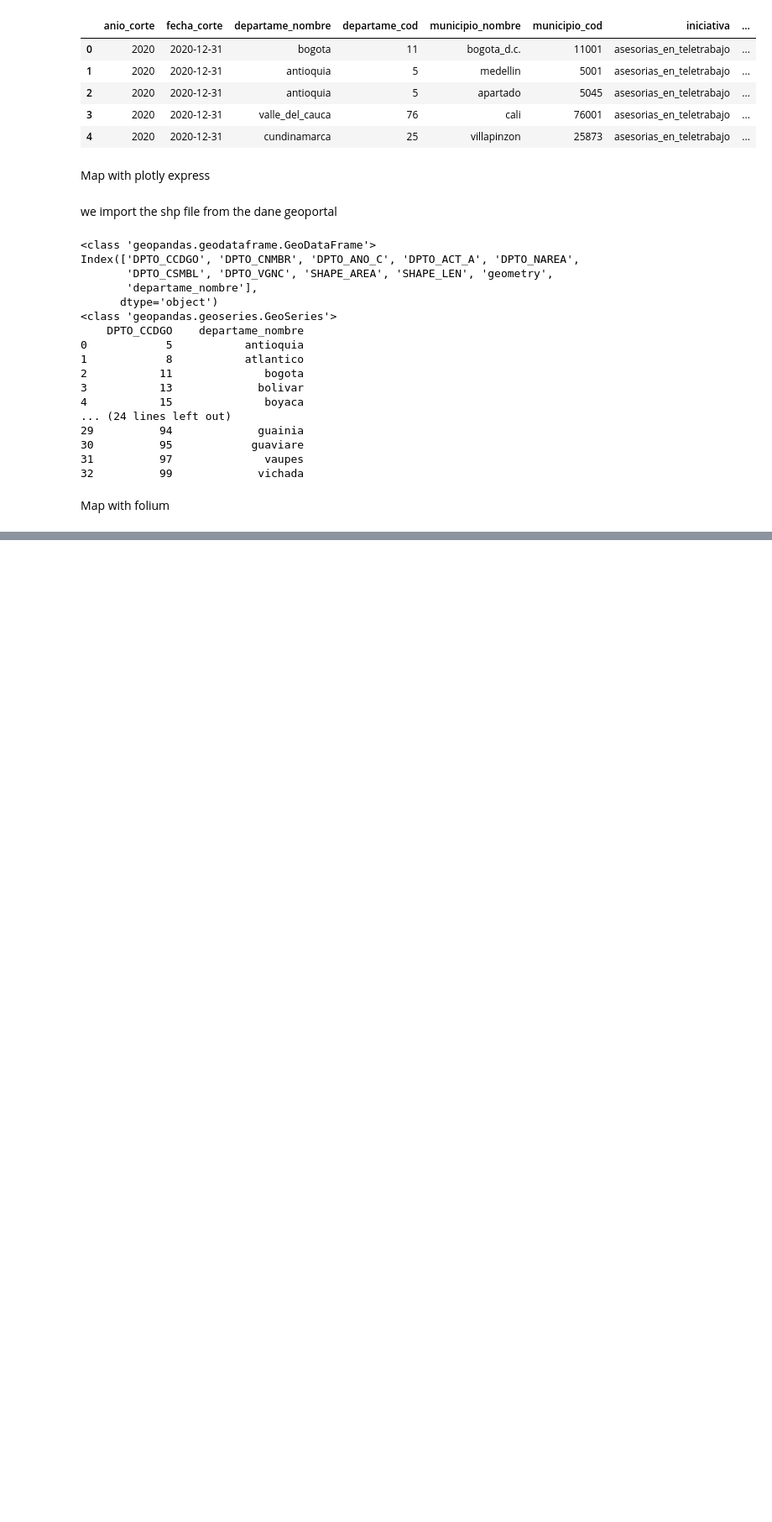
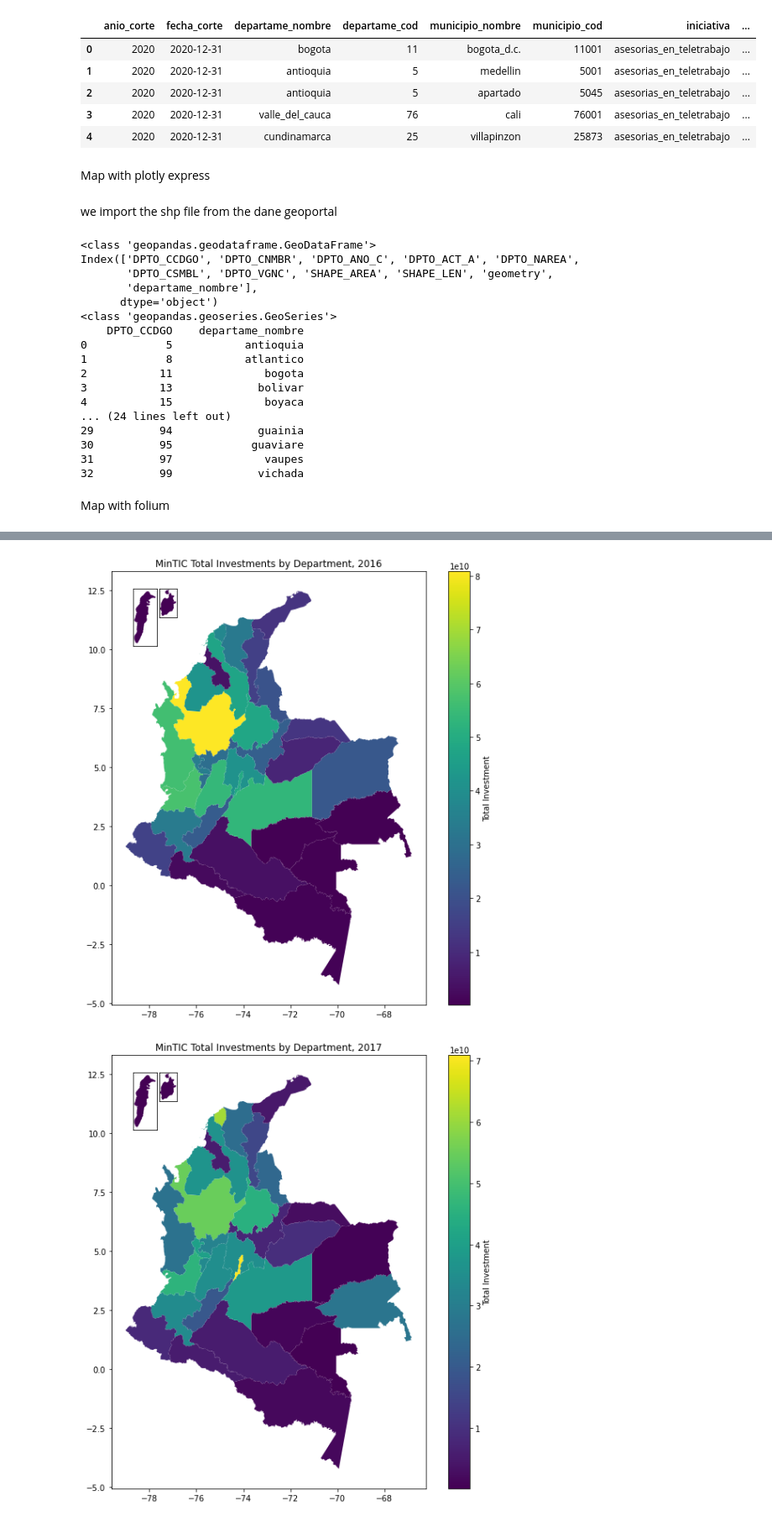
Before and after one commit to druiz35/ds4a_Team75, a Jupyter notebook: Creación de mapas (inconcluso) con px y folium para el Dashboard .ipynb, the cells around one changed output, grey strips where cells are left out. Shown at 84% size. Cells and saved outputs as stored; diff of their text form; code cells hidden in the pictures; blank space fills up the shorter version.

Commit message:
Creada función para obtener las tablas de inversión agregada por año y por departamento. Añadidas gráficas no interactivas para las inversiones de cada año de 2016-2019

```diff
--- a/Creación de mapas (inconcluso) con px y folium para el Dashboard .ipynb
+++ b/Creación de mapas (inconcluso) con px y folium para el Dashboard .ipynb
@@ -68 +80,6 @@ geo_map_col = json.loads(mapa_colombia.to_json())
+# %%
+#The dffs list will keep, for each year, a DataFrame of the Investment aggregated data:
+dffs = []
+for year in [2016,2017,2018,2019]:
+    dffs.append([get_aggr_invest_by_year(year)])
 # %%
@@ -106,0 +126,42 @@ m
+# %%
+# First the polygons of San Andres and Providencia are separated from the rest of the country:
+def divide_san_andres_providence(df):
+    '''
+    This function takes a DataFrame and separates San Andrés from the rest of the country. Then it further separates San Andrés and Providencia islands into its own DataFrames.
+    '''
+    dff_no_san_andres = df[df['departame_cod']!=88]
+    dff_san_andres = df[df['departame_cod']==88]
+    dff_san_andres_isla = gpd.GeoDataFrame(dff_san_andres.explode().reset_index().drop(columns=['level_0', 'level_1']).loc[0:0])
+    dff_providencia_isla = gpd.GeoDataFrame(dff_san_andres.explode().reset_index().drop(columns=['level_0', 'level_1']).loc[1:2])
+    return dff_no_san_andres, dff_san_andres_isla, dff_providencia_isla
+# %%
+# Here is applied the above function across every year and the resulting DataFrames (one for Colombia without San Andrés, other for San Andrés island and another for Providencia island)
+# are appended to the dffs list:
+for i in range(len(dffs)):
+    dffs[i].append(divide_san_andres_providence(dffs[i][0]))
+# %%
+def plot_investment_year(list_of_dfs):
+    '''
+    Function to create non-interactive map plots of Colombia with two insets: one for San Andrés island and a second for Providencia island. These three maps should be in separate DataFrames inside a list
+    '''
+    fig = list_of_dfs[0].plot('inversion', figsize=(10,10), cmap='viridis', legend=True, legend_kwds={"label":"Total Investment"})
+    plt.title('MinTIC Total Investments by Department, ' + str(list_of_dfs[0]['anio_corte'].unique()[0]))
+    # San Andrés island inset:
+    a = plt.axes([.23, .75, .05, .1])
+    list_of_dfs[1].plot('inversion', cmap='viridis', ax=a)
+    plt.xticks([])
+    plt.yticks([])
+    # Providencia island inset:
+    b = plt.axes([.27, .8, .05, .05])
+    list_of_dfs[2].plot('inversion', cmap='viridis', ax=b)
+    plt.xticks([])
+    plt.yticks([])
+    return fig
+
+# In the dffs list, the first index reffers to the year and has two objects: the original DataFrame of aggregated Investments for the year, and
+# a list with the three DataFrames from the `divide_san_andres_providence` function. Thus,
+for k in range(len(dffs)):
+    plot_investment_year(dffs[k][1])
+# %% [output]
+[figure, added]
+[figure, added]
```
Also changed, not shown: parts of 5 cells of this notebook.
